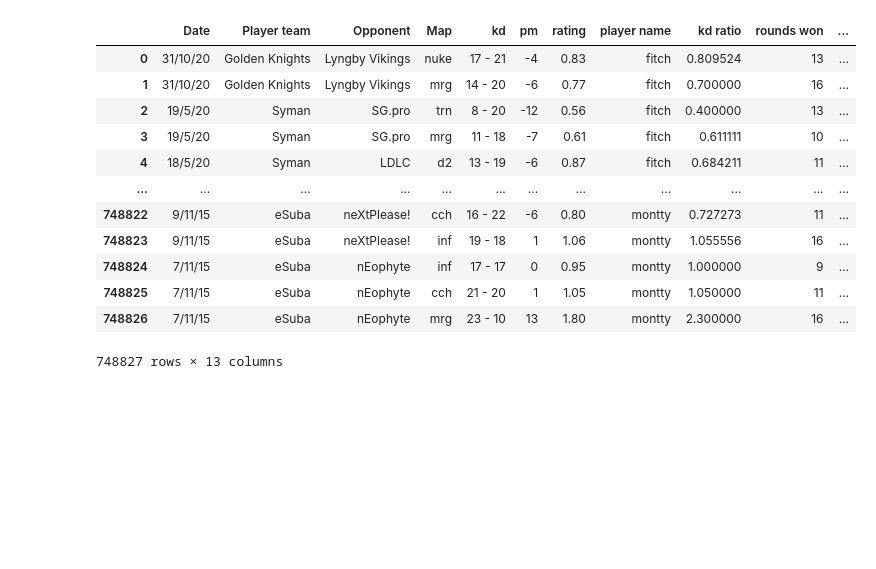
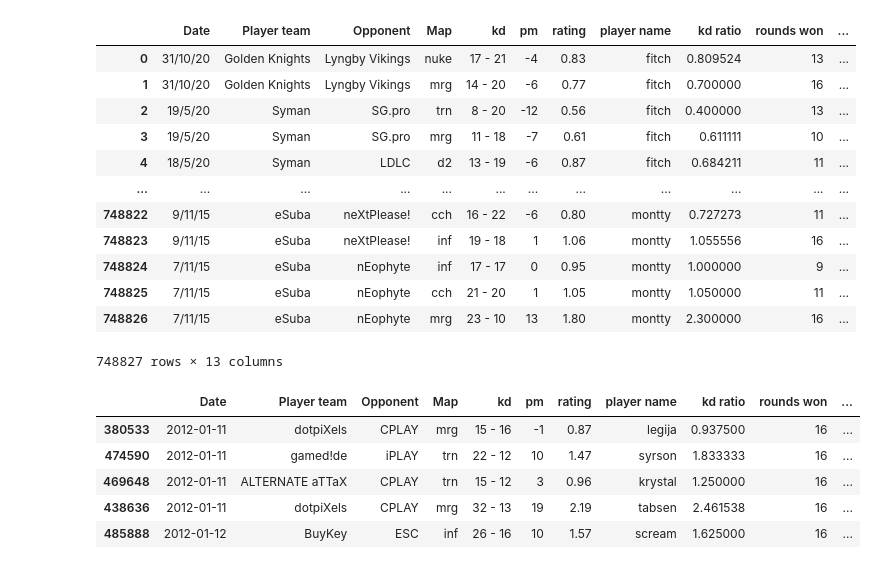
Before and after one commit to condulences/condulences.github.io, a Jupyter notebook: final_sam.ipynb, the cells around one changed output. Cells and saved outputs as stored; diff of their text form; code cells hidden in the pictures; blank space fills up the shorter version.

```diff
--- a/final_sam.ipynb
+++ b/final_sam.ipynb
@@ -316,7 +314,15 @@ players = df['player name'].unique()
 teams = df['Player team'].unique()
 # %%
 df = df.assign(Date = pd.to_datetime(df['Date']))
+df["round difference"] = (df['rounds won'] - df['rounds lost'])
 df.sort_values('Date').head()
+# %% [output]
+|  | Date | Player team | Opponent | Map | kd | pm | rating | player name | kd ratio | rounds won | ... |
+| 380533 | 2012-01-11 | dotpiXels | CPLAY | mrg | 15 - 16 | -1 | 0.87 | legija | 0.937500 | 16 | ... |
+| 474590 | 2012-01-11 | gamed!de | iPLAY | trn | 22 - 12 | 10 | 1.47 | syrson | 1.833333 | 16 | ... |
+| 469648 | 2012-01-11 | ALTERNATE aTTaX | CPLAY | trn | 15 - 12 | 3 | 0.96 | krystal | 1.250000 | 16 | ... |
+| 438636 | 2012-01-11 | dotpiXels | CPLAY | mrg | 32 - 13 | 19 | 2.19 | tabsen | 2.461538 | 16 | ... |
+| 485888 | 2012-01-12 | BuyKey | ESC | inf | 26 - 16 | 10 | 1.57 | scream | 1.625000 | 16 | ... |
 # %%
 x = np.arange(2012, 2024)
 y = []
```
Also changed, not shown: parts of 7 cells of this notebook, 1 other file.
